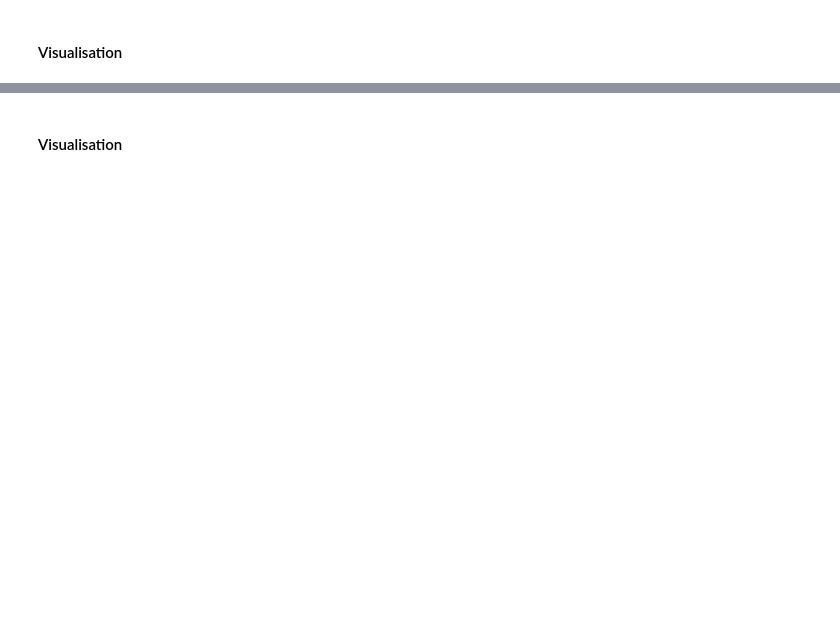
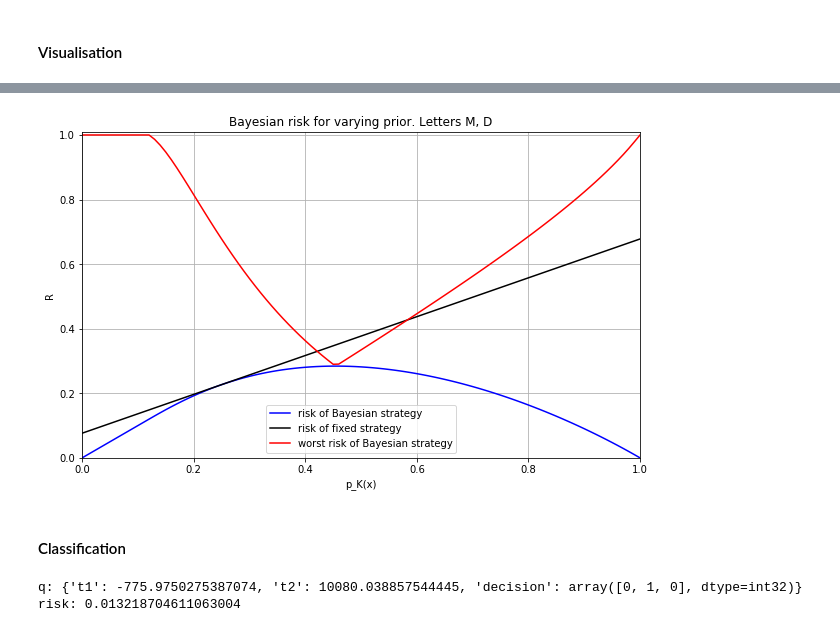
Before and after one commit to matouspelikan/rpzCTU, a Jupyter notebook: assignment_minimax_template/minimax.ipynb, the cells around one changed output, grey strips where cells are left out. Drawn from its saved outputs; the diff is of its cells as text; code cells hidden in the pictures; blank space fills up the shorter version.

```diff
--- a/assignment_minimax_template/minimax.ipynb
+++ b/assignment_minimax_template/minimax.ipynb
@@ -101,2 +102,7 @@ error_discrete = None
+# %%
+# fill your initials
+D1 = cont['M']
+D2 = cont['D']
+letters = 'MD'
 # %% [markdown]
 #### Visualisation
@@ -111,24 +109,14 @@ print('Error: {:.2f} %'.format(error_discrete * 100))
-# %%
-risk = np.zeros_like(p_1)
-# fill your initials
-D1 = cont['M'] # Michal
-D2 = cont['N'] # Neoral
-letters = 'MN'
-
-D1 = ndarray2dict(D1)
-D2 = ndarray2dict(D2)
 # %%
+risk = np.zeros_like(p_1)
 for i in range(p_1.size):
-    D1['Prior'] = p_1[0,i]
-    D2['Prior'] = 1 - p_1[0,i]
+    D1['Prior'] = float(p_1[i])
+    D2['Prior'] = float(1 - p_1[i])
     q = find_strategy_2normal(D1, D2)
-    raise NotImplementedError("You have to implement following.")
-    risk[] = None
+    risk[i] = bayes_risk_2normal(D1, D2, q)
 # %%
 D1['Prior'] = 0.25
 D2['Prior'] = 1 - D1['Prior']
 q_p1_fix = find_strategy_2normal(D1, D2)
-raise NotImplementedError("You have to implement following.")
-risk_fix = None
+risk_fix = risk_fix_q_cont(D1, D2, p_1, q_p1_fix)
 # %%
 worst_risk = worst_risk_cont(D1, D2, p_1)
@@ -141,2 +123,19 @@ error_cont = None
+# %%
+plt.figure(figsize=(10,6))
+plt.plot(p_1, risk, 'b')
+plt.plot(p_1, risk_fix, 'k')
+plt.plot(p_1, worst_risk ,'r');
+
+plt.ylim([0, 1.01])
+plt.xlim([0, 1.0])
+plt.ylabel('R')
+plt.xlabel('p_K(x)')
+plt.legend(['risk of Bayesian strategy', 'risk of fixed strategy', 'worst risk of Bayesian strategy'])
+plt.title('Bayesian risk for varying prior. Letters {}, {}'.format(letters[0], letters[1]))
+plt.grid('on')
+# plt.savefig('plots_cont_' + letters.lower() + '.png')
+plt.savefig('plots_cont.png')
+# %% [output]
+[figure, added]
 # %% [markdown]
-#### Visualisation
+#### Classification
@@ -155,3 +142,16 @@ plt.savefig('plots_cont.png')
+# %%
+D1 = cont['C']
+D2 = cont['N']
+letters = 'CN'
+q_minimax_cont, risk_minimax_cont = minmax_strategy_cont(D1, D2)
+print('q: {}'.format(q_minimax_cont))
+print('risk: {}'.format(risk_minimax_cont))
+labels_estimated_cont = classify_2normal(images_test_set, q_minimax_cont)
+
+error_cont = classification_error_2normal(images_test_set, labels_test_set, q_minimax_cont)
+# %% [output]
+q: {'t1': -775.9750275387074, 't2': 10080.038857544445, 'decision': array([0, 1, 0], dtype=int32)}
+risk: 0.013218704611063004
 # %%
 fig = plt.figure()
 show_classification(images_test_set, labels_estimated_cont, letters)
```
Also changed, not shown: parts of 24 cells of this notebook, 3 other files.
